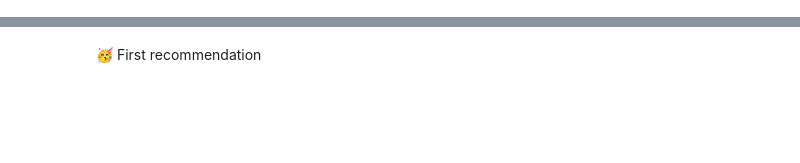
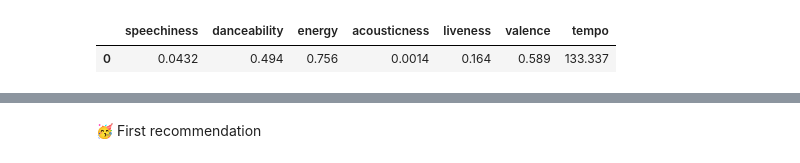
Before and after one commit to skarensmoll/thesisMusikRecommender, a Jupyter notebook: Experiments/06-01-Modeling.ipynb, the cells around one changed output, grey strips where cells are left out. Saved outputs shown, nothing was run; the diff lists cells and outputs as text; code cells hidden in the pictures; blank space fills up the shorter version.

```diff
--- a/Experiments/06-01-Modeling.ipynb
+++ b/Experiments/06-01-Modeling.ipynb
@@ -144,9 +16,0 @@ X.describe().round(2)
-# %%
-cols = dfTransformed.columns
-scaler = StandardScaler()
-scaler.fit(dfTransformed)
-data_normalized = scaler.transform(dfTransformed)
-print('mean: ', data_normalized.mean(axis=0).round(2))
-print('std: ', data_normalized.std(axis=0).round(2))
-
-df = pd.DataFrame(data_normalized, columns=cols)
@@ -265,0 +17,12 @@ ranksDF
+# %%
+# Separating encodedFeatures from continous features
+encodedFeatures = df[encodedFeaturesNames]
+featuresToScale = df.drop(encodedFeaturesNames, axis=1)
+featuresToScale = featuresToScale.iloc[:, 2:]
+df = featuresToScale
+# %%
+df.id = df.id.astype('int64')
+# Saving idChords
+ids = df.id
+df = df.set_index('id')
+df.reset_index(drop=True, inplace=True)
@@ -265,0 +31,5 @@ ranksDF
+# %%
+df.head(1)
+# %% [output]
+|  | speechiness | danceability | energy | acousticness | liveness | valence | tempo |
+| 0 | 0.0432 | 0.494 | 0.756 | 0.0014 | 0.164 | 0.589 | 133.337 |
```
Also changed, not shown: parts of 53 cells of this notebook, 10 other files.
